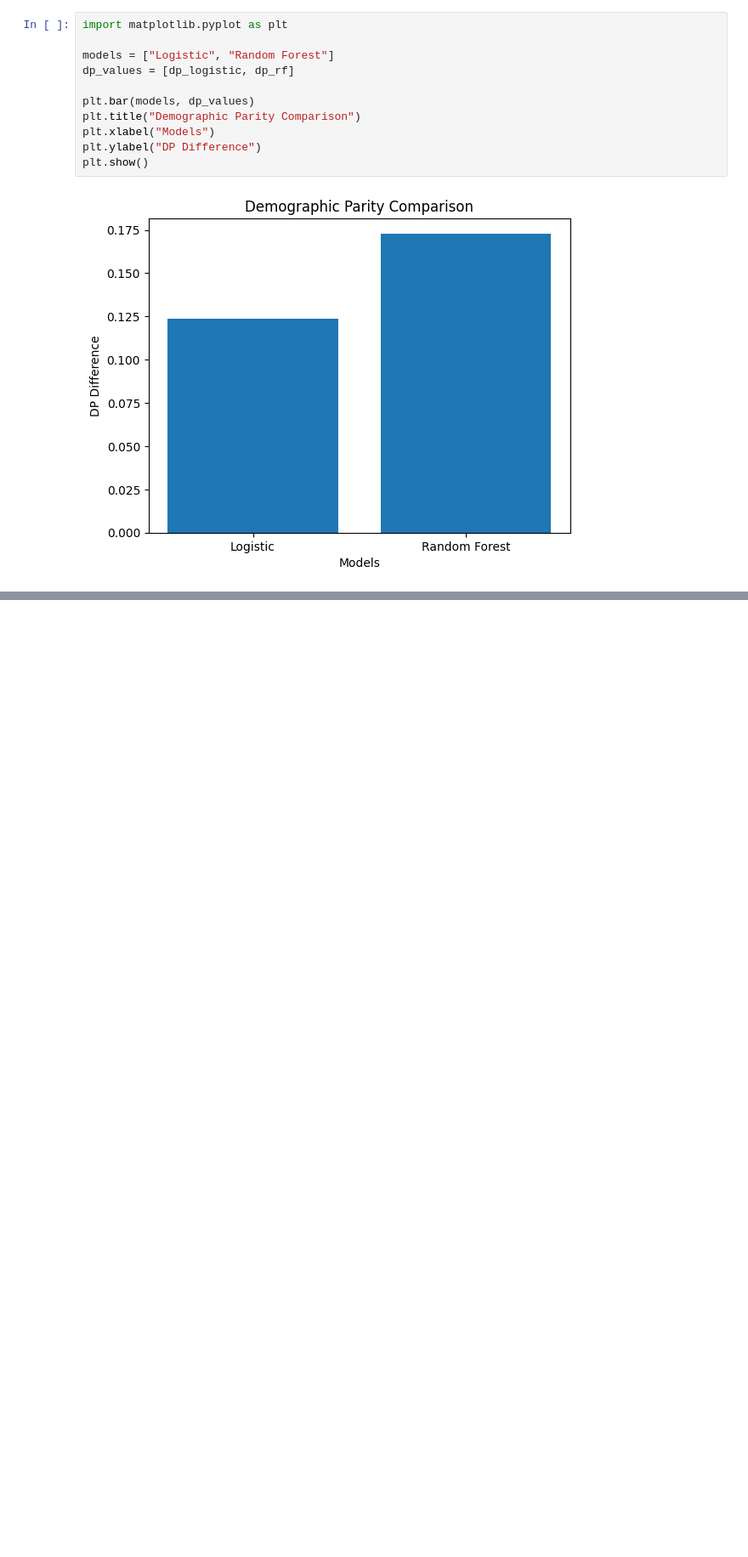
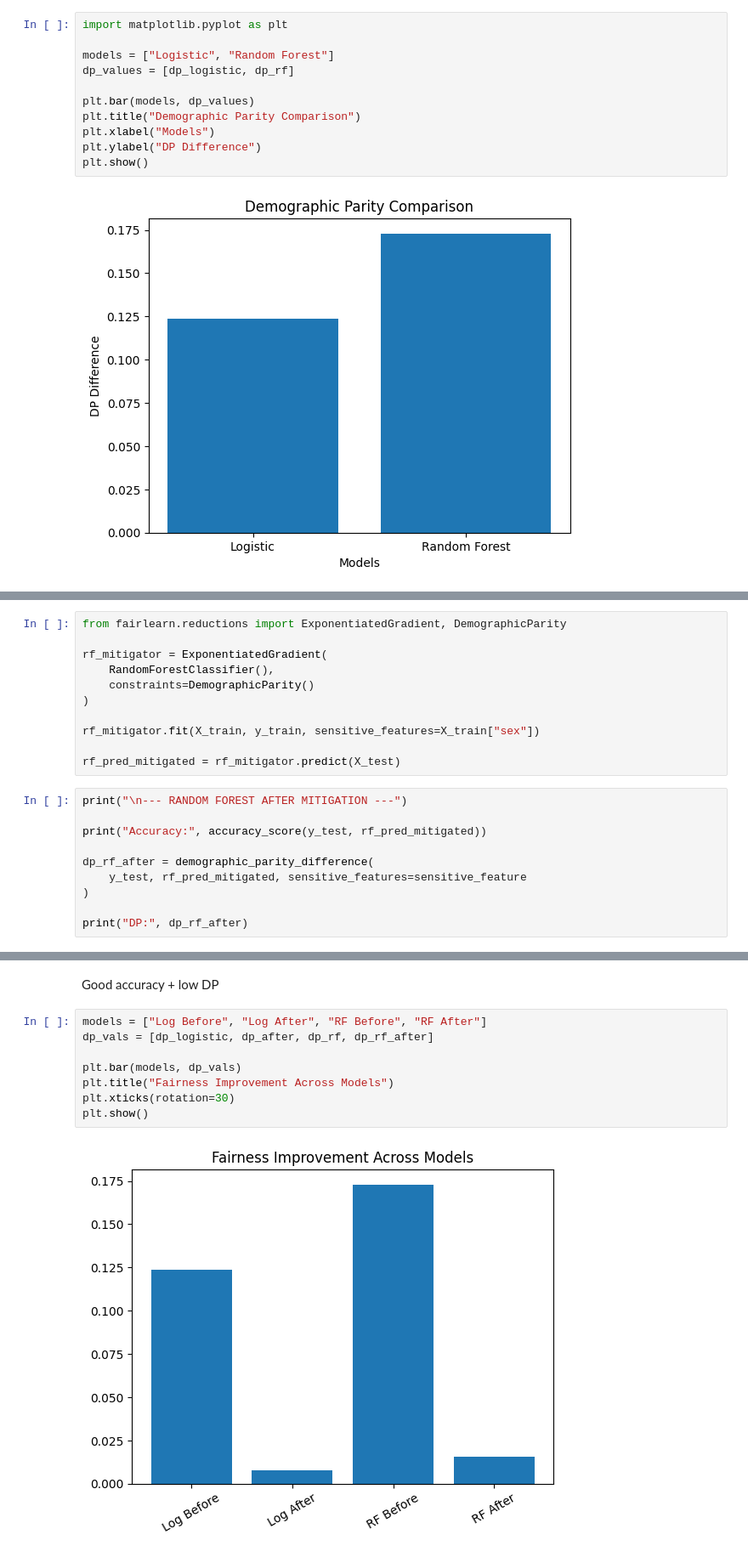
Before and after one commit to kanishka1114/fairness-auditor-ai, a Jupyter notebook: AUDITING.ipynb, the cells around one changed output, grey strips where cells are left out. Shown at 85% size. Cells and saved outputs as stored; diff of their text form; blank space fills up the shorter version.

```diff
--- a/AUDITING.ipynb
+++ b/AUDITING.ipynb
@@ -409,0 +439,21 @@ plt.show()
+# %%
+from fairlearn.reductions import ExponentiatedGradient, DemographicParity
+
+rf_mitigator = ExponentiatedGradient(
+    RandomForestClassifier(),
+    constraints=DemographicParity()
+)
+
+rf_mitigator.fit(X_train, y_train, sensitive_features=X_train["sex"])
+
+rf_pred_mitigated = rf_mitigator.predict(X_test)
+# %%
+print("\n--- RANDOM FOREST AFTER MITIGATION ---")
+
+print("Accuracy:", accuracy_score(y_test, rf_pred_mitigated))
+
+dp_rf_after = demographic_parity_difference(
+    y_test, rf_pred_mitigated, sensitive_features=sensitive_feature
+)
+
+print("DP:", dp_rf_after)
@@ -409,0 +488,12 @@ plt.show()
+# %% [markdown]
+Good accuracy + low DP
+# %%
+models = ["Log Before", "Log After", "RF Before", "RF After"]
+dp_vals = [dp_logistic, dp_after, dp_rf, dp_rf_after]
+
+plt.bar(models, dp_vals)
+plt.title("Fairness Improvement Across Models")
+plt.xticks(rotation=30)
+plt.show()
+# %% [output]
+[figure, added]
```
Also changed, not shown: parts of 9 cells of this notebook.
